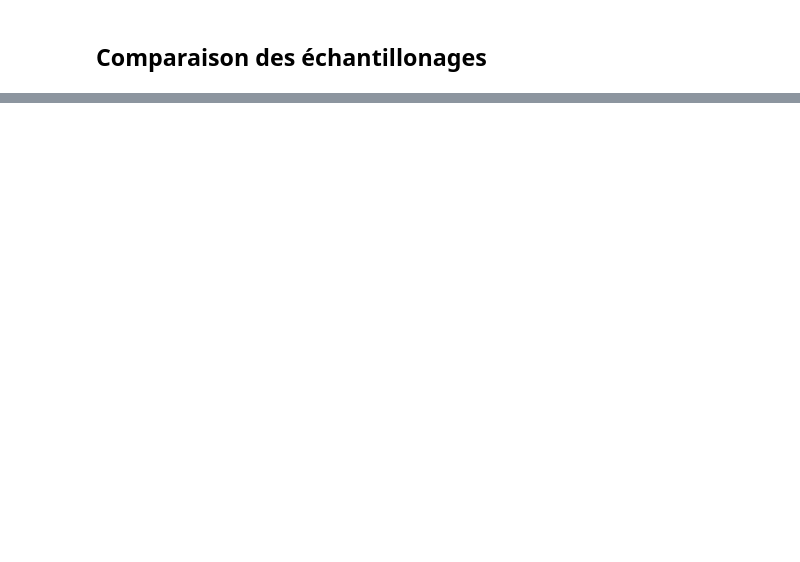
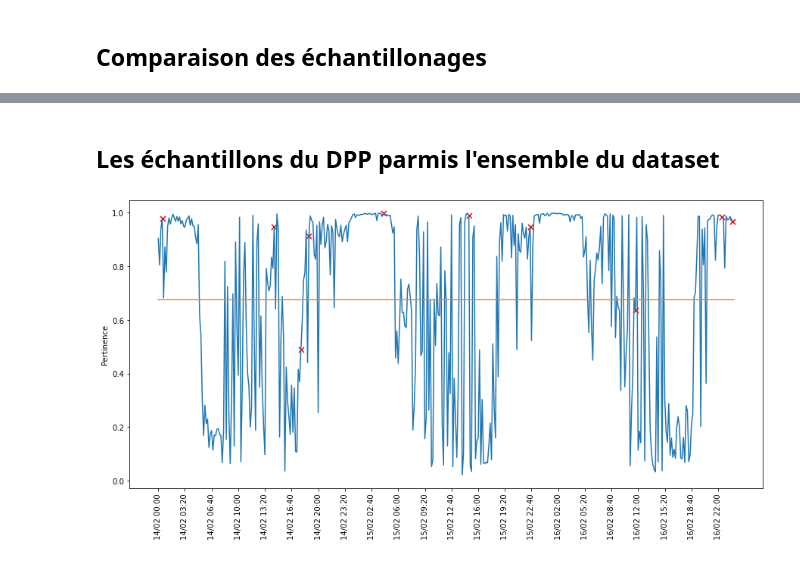
Before and after one commit to outidrarine/Detpop, a Jupyter notebook: TestEchantillonages.ipynb, the cells around one changed output, grey strips where cells are left out. Saved outputs shown, nothing was run; the diff lists cells and outputs as text; code cells hidden in the pictures; blank space fills up the shorter version.

Commit message:
affichage des échantillon dpp sur la courbe des pertinences

```diff
--- a/TestEchantillonages.ipynb
+++ b/TestEchantillonages.ipynb
@@ -111,0 +114,2 @@ Average similarity :  0.8154263330571423
+# %% [markdown]
+## Les échantillons du DPP parmis l'ensemble du dataset
@@ -111,0 +119,18 @@ Average similarity :  0.8154263330571423
+# %%
+# Afichage des pertinences
+nbSounds = 432
+root = './SoundDatabase'
+
+q = compute_all_pertinence(root)
+
+# Tri par dates
+q.sort(order = 'file')
+
+step = 20
+dates = getAllDates(root, with_year = False)[::step]
+
+dpp_samples = sampling_dpp(10)
+print()
+scatter_over_pertinence(q, dates, dpp_samples)
+# %% [output]
+[figure, added]
```
Also changed, not shown: parts of 6 cells of this notebook, 2 other files.
